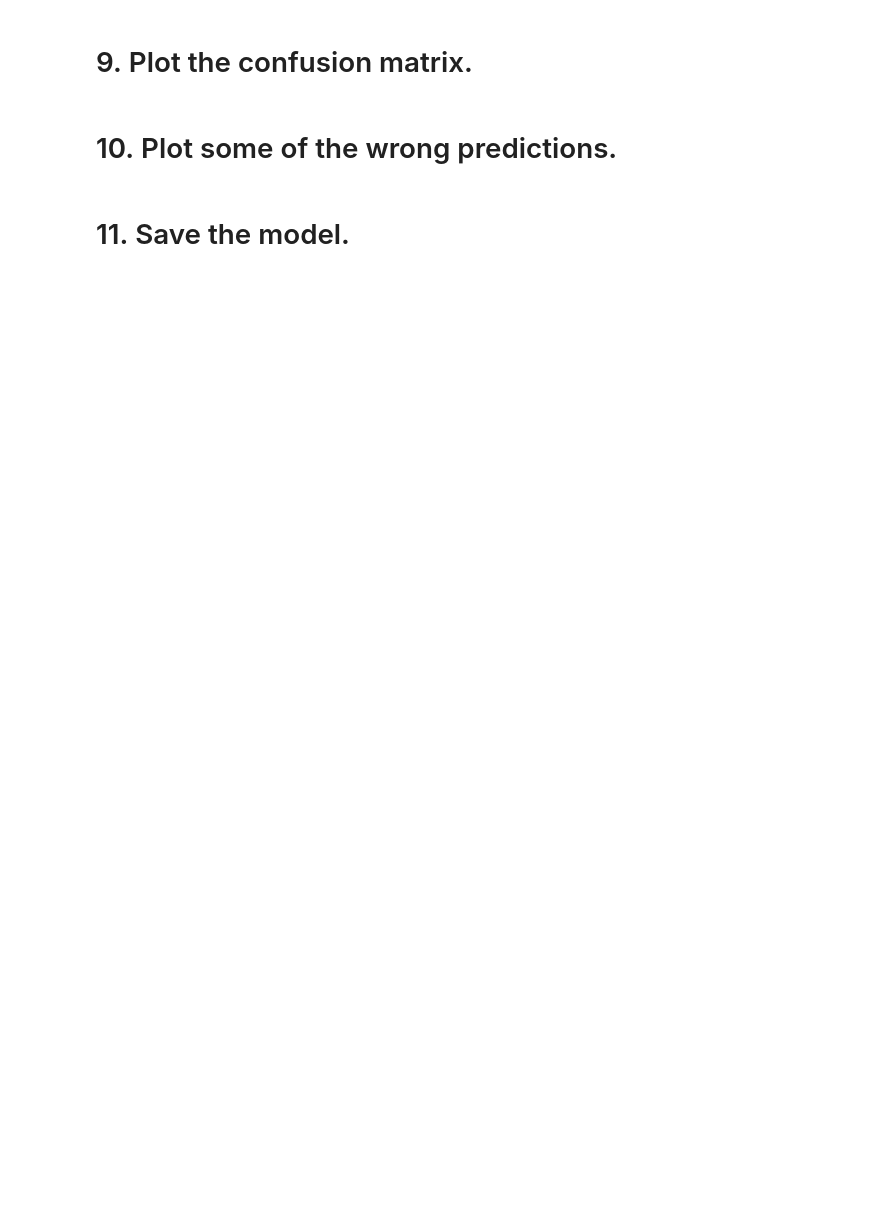
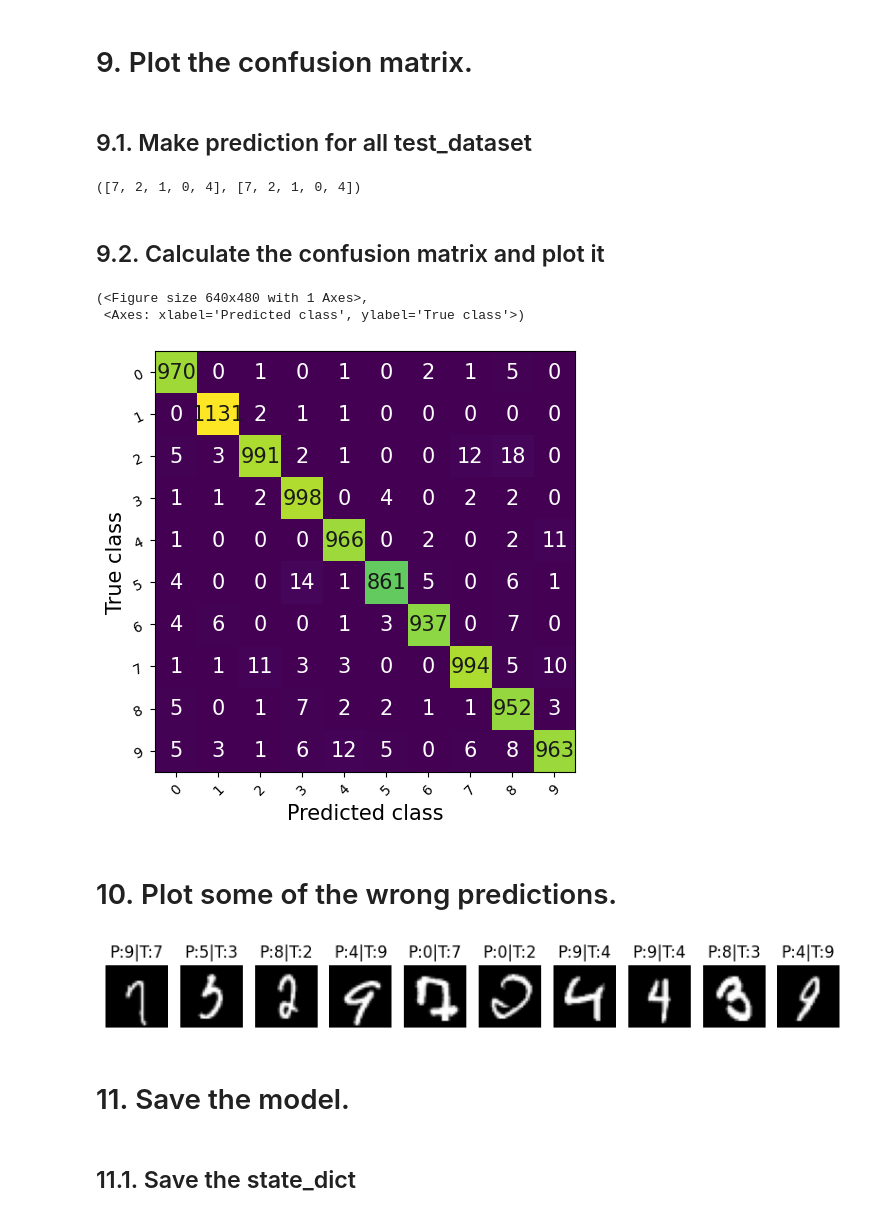
Before and after one commit to xtliao/PyTorchProjects, a Jupyter notebook: nn_MNIST.ipynb, the cells around one changed output. Drawn from its saved outputs; the diff is of its cells as text; code cells hidden in the pictures; blank space fills up the shorter version.

```diff
--- a/nn_MNIST.ipynb
+++ b/nn_MNIST.ipynb
@@ -331,6 +391,43 @@ test acc:[0.9728295207023621, 0.9707678556442261, 0.9670481085777283]
 # %% [markdown]
 # 9.&nbsp;Plot the confusion matrix.
+# %% [markdown]
+## 9.1. Make prediction for all test_dataset
+# %%
+pred_probs, pred_labels = make_prediction(model=model_0,
+                                          data=test_dataset,
+                                          device= device)
+pred_probs[:5], pred_labels[:5]
+# %% [output]
+([7, 2, 1, 0, 4], [7, 2, 1, 0, 4])
+# %% [markdown]
+## 9.2. Calculate the confusion matrix and plot it
+# %%
+from torchmetrics.classification import MulticlassConfusionMatrix
+metric = MulticlassConfusionMatrix(num_classes=len(class_names))
+metric.update(torch.tensor(pred_probs), torch.tensor(pred_labels))
+metric.plot()
+# %% [output]
+(<Figure size 640x480 with 1 Axes>,
+ <Axes: xlabel='Predicted class', ylabel='True class'>)
+[figure, added]
 # %% [markdown]
 # 10.&nbsp;Plot some of the wrong predictions.
+# %%
+wrong_predictions_ids = []
+for i in range(len(pred_probs)):
+  if pred_probs[i] != pred_labels[i]:
+    wrong_predictions_ids.append(i)
+
+random_ids = random.sample(wrong_predictions_ids, k=NUM_PLOTS)
+fig, axs = plt.subplots(1, NUM_PLOTS, figsize=(10,5))
+
+for i, idx in enumerate(random_ids):
+  axs[i].imshow(test_dataset[idx][0].squeeze(0), cmap="gray")
+  axs[i].axis(False)
+  axs[i].set_title(f"P:{pred_probs[idx]}|T:{pred_labels[idx]}")
+# %% [output]
+[figure, added]
 # %% [markdown]
 # 11.&nbsp;Save the model.
+# %% [markdown]
+## 11.1. Save the state_dict
```
Also changed, not shown: parts of 13 cells of this notebook.
